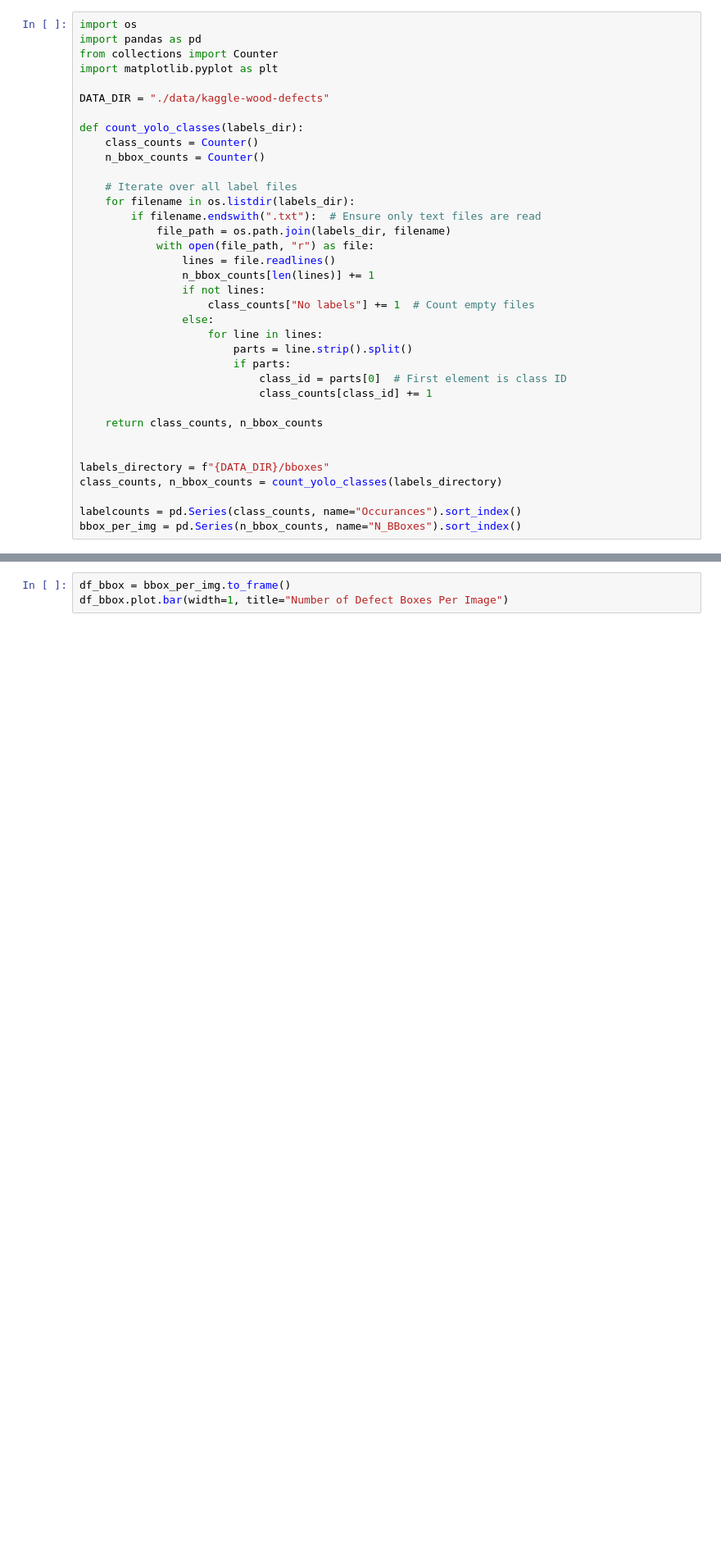
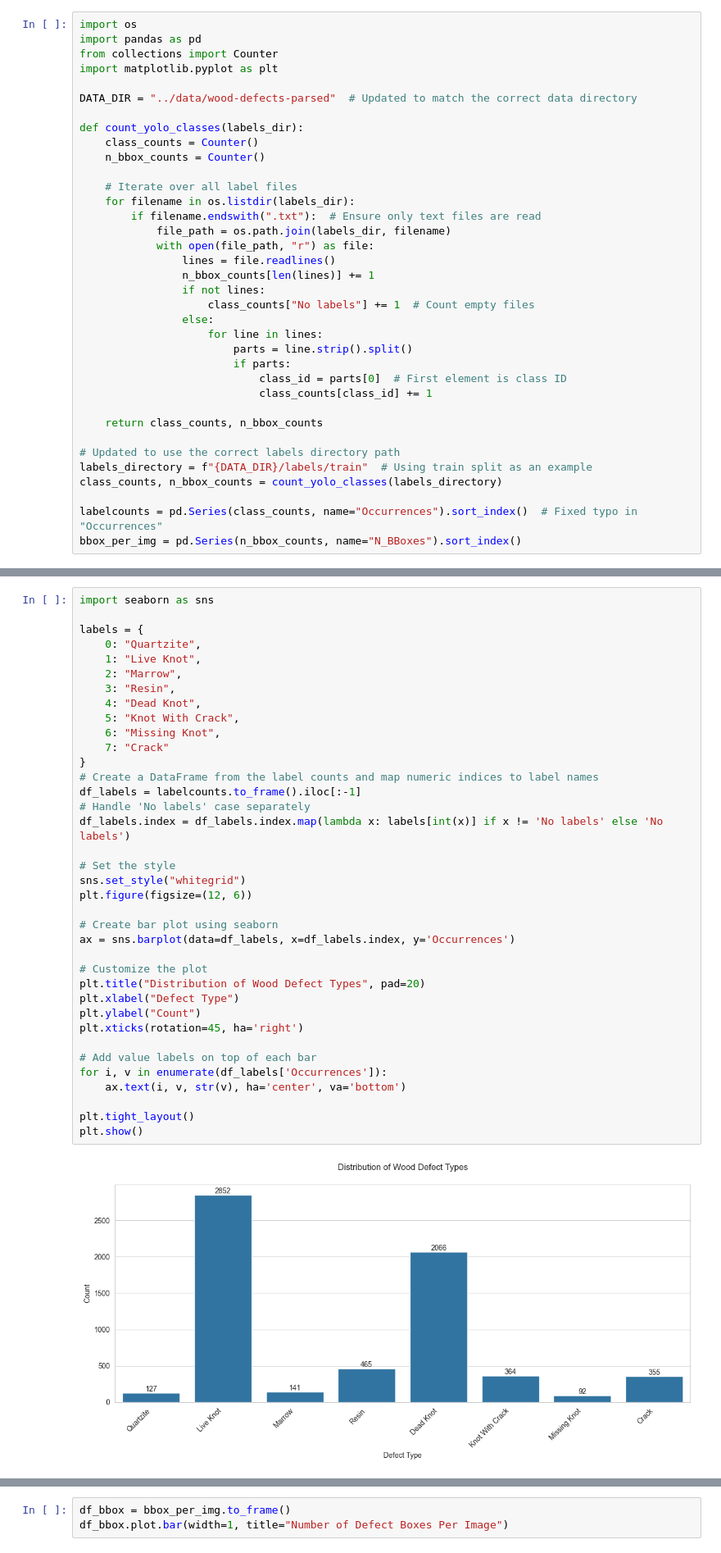
Before and after one commit to Tobilence/fh-bachelor-thesis, a Jupyter notebook: notebooks/explore_dataset.ipynb, the cells around one changed output, grey strips where cells are left out. Shown: that part at 82% size. Cells and saved outputs as stored; diff of their text form; blank space fills up the shorter version.

```diff
--- a/notebooks/explore_dataset.ipynb
+++ b/notebooks/explore_dataset.ipynb
@@ -4,7 +4,7 @@ import pandas as pd
 from collections import Counter
 import matplotlib.pyplot as plt
 
-DATA_DIR = "./data/kaggle-wood-defects"
+DATA_DIR = "../data/wood-defects-parsed"  # Updated to match the correct data directory
 
 def count_yolo_classes(labels_dir):
     class_counts = Counter()
@@ -28,9 +28,9 @@ def count_yolo_classes(labels_dir):
 
     return class_counts, n_bbox_counts
 
-
-labels_directory = f"{DATA_DIR}/bboxes"
+# Updated to use the correct labels directory path
+labels_directory = f"{DATA_DIR}/labels/train"  # Using train split as an example
 class_counts, n_bbox_counts = count_yolo_classes(labels_directory)
 
-labelcounts = pd.Series(class_counts, name="Occurances").sort_index()
+labelcounts = pd.Series(class_counts, name="Occurrences").sort_index()  # Fixed typo in "Occurrences"
 bbox_per_img = pd.Series(n_bbox_counts, name="N_BBoxes").sort_index()
@@ -38,0 +50,39 @@ FileNotFoundError: [Errno 2] No such file or directory: './data/kaggle-wood-defe
+# %%
+import seaborn as sns
+
+labels = {
+    0: "Quartzite",
+    1: "Live Knot",
+    2: "Marrow",
+    3: "Resin",
+    4: "Dead Knot",
+    5: "Knot With Crack",
+    6: "Missing Knot",
+    7: "Crack"
+}
+# Create a DataFrame from the label counts and map numeric indices to label names
+df_labels = labelcounts.to_frame().iloc[:-1]
+# Handle 'No labels' case separately
+df_labels.index = df_labels.index.map(lambda x: labels[int(x)] if x != 'No labels' else 'No labels')
+
+# Set the style
+sns.set_style("whitegrid")
+plt.figure(figsize=(12, 6))
+
+# Create bar plot using seaborn
+ax = sns.barplot(data=df_labels, x=df_labels.index, y='Occurrences')
+
+# Customize the plot
+plt.title("Distribution of Wood Defect Types", pad=20)
+plt.xlabel("Defect Type")
+plt.ylabel("Count")
+plt.xticks(rotation=45, ha='right')
+
+# Add value labels on top of each bar
+for i, v in enumerate(df_labels['Occurrences']):
+    ax.text(i, v, str(v), ha='center', va='bottom')
+
+plt.tight_layout()
+plt.show()
+# %% [output]
+[figure, added]
```
Also changed, not shown: parts of 3 cells of this notebook, 2 other files.
